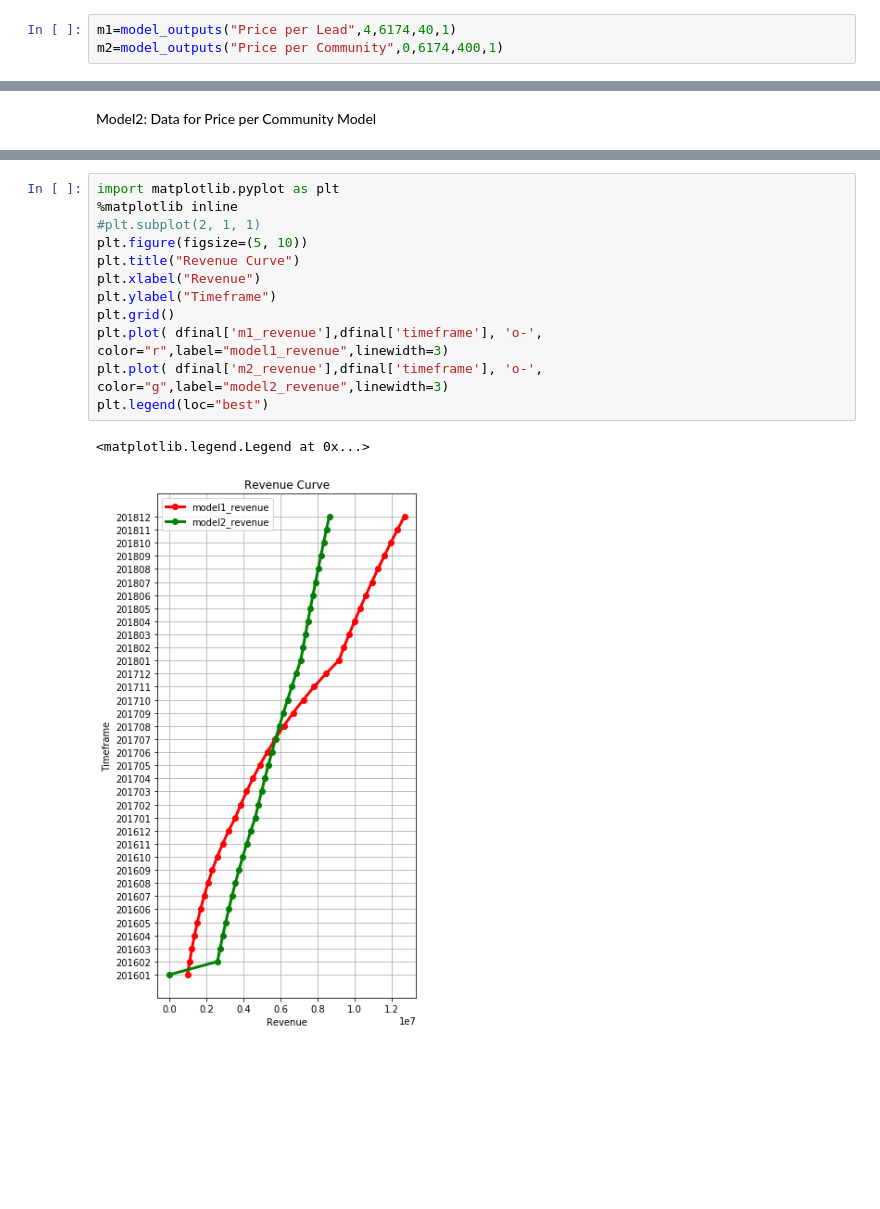
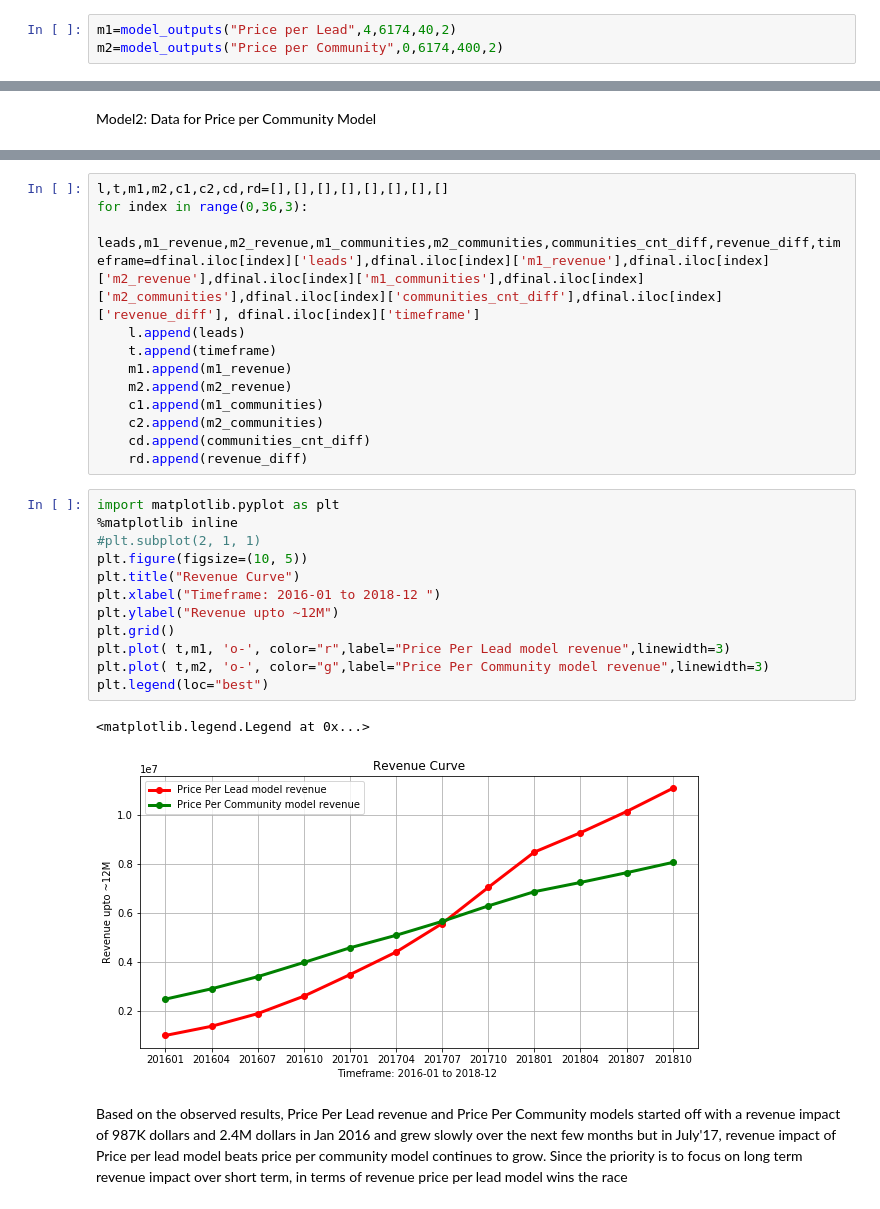
Before and after one commit to snalla1019/Miscellaneous, a Jupyter notebook: NewConstructionPricingProblem.ipynb, the cells around one changed output, grey strips where cells are left out. Saved outputs shown, nothing was run; the diff lists cells and outputs as text; blank space fills up the shorter version.

```diff
--- a/NewConstructionPricingProblem.ipynb
+++ b/NewConstructionPricingProblem.ipynb
@@ -69,8 +71,8 @@ def model_outputs(model,leads,communities,price,count):
 
     return data
 # %%
-m1=model_outputs("Price per Lead",4,6174,40,1)
-m2=model_outputs("Price per Community",0,6174,400,1)
+m1=model_outputs("Price per Lead",4,6174,40,2)
+m2=model_outputs("Price per Community",0,6174,400,2)
 # %% [markdown]
 Model1: Data for Price per Lead model
 # %%
@@ -141,16 +143,30 @@ dfinal
+# %%
+l,t,m1,m2,c1,c2,cd,rd=[],[],[],[],[],[],[],[]
+for index in range(0,36,3):
+    leads,m1_revenue,m2_revenue,m1_communities,m2_communities,communities_cnt_diff,revenue_diff,timeframe=dfinal.iloc[index]['leads'],dfinal.iloc[index]['m1_revenue'],dfinal.iloc[index]['m2_revenue'],dfinal.iloc[index]['m1_communities'],dfinal.iloc[index]['m2_communities'],dfinal.iloc[index]['communities_cnt_diff'],dfinal.iloc[index]['revenue_diff'], dfinal.iloc[index]['timeframe']
+    l.append(leads)
+    t.append(timeframe)
+    m1.append(m1_revenue)
+    m2.append(m2_revenue)
+    c1.append(m1_communities)
+    c2.append(m2_communities)
+    cd.append(communities_cnt_diff)
+    rd.append(revenue_diff)
 # %%
 import matplotlib.pyplot as plt
 %matplotlib inline
 #plt.subplot(2, 1, 1)
-plt.figure(figsize=(5, 10))
+plt.figure(figsize=(10, 5))
 plt.title("Revenue Curve")
-plt.xlabel("Revenue")
-plt.ylabel("Timeframe")
+plt.xlabel("Timeframe: 2016-01 to 2018-12 ")
+plt.ylabel("Revenue upto ~12M")
 plt.grid()
-plt.plot( dfinal['m1_revenue'],dfinal['timeframe'], 'o-', color="r",label="model1_revenue",linewidth=3)
-plt.plot( dfinal['m2_revenue'],dfinal['timeframe'], 'o-', color="g",label="model2_revenue",linewidth=3)
+plt.plot( t,m1, 'o-', color="r",label="Price Per Lead model revenue",linewidth=3)
+plt.plot( t,m2, 'o-', color="g",label="Price Per Community model revenue",linewidth=3)
 plt.legend(loc="best")
 # %% [output]
 <matplotlib.legend.Legend at 0x...>
-[figure, old version]
+[figure, new version]
+# %% [markdown]
+Based on the observed results, Price Per Lead revenue and Price Per Community models started off with a revenue impact of 987K dollars and 2.4M dollars in Jan 2016 and grew slowly over the next few months but in July'17, revenue impact of Price per lead model beats price per community model continues to grow. Since the priority is to focus on long term revenue impact over short term, in terms of revenue price per lead model wins the race
 # %%
```
Also changed, not shown: parts of 16 cells of this notebook.
